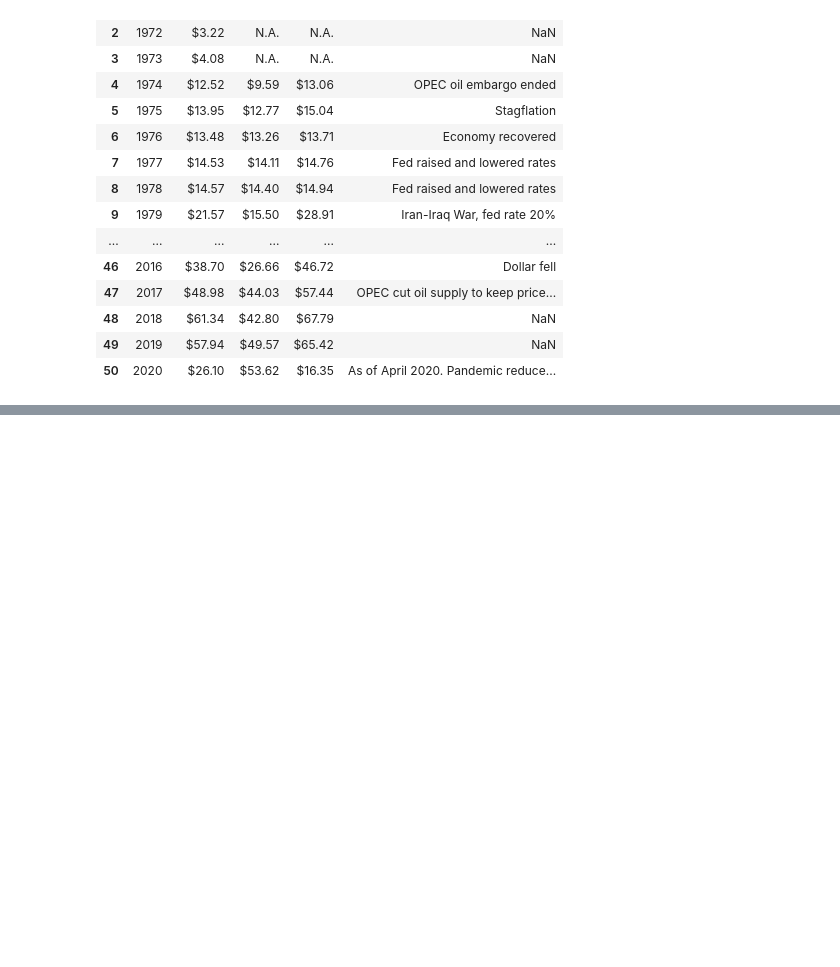
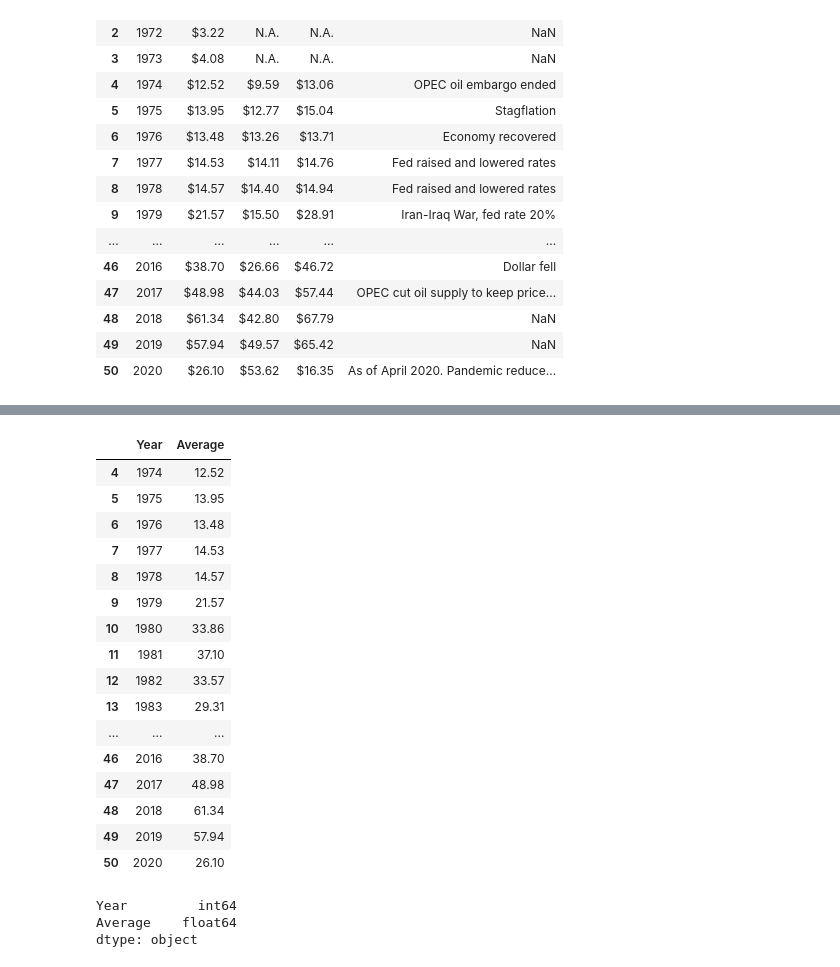
Before and after one commit to Ayomi-tech/Silver-Price-and-Oil-Price-interaction, a Jupyter notebook: New Scraping code Behrooz to test.ipynb, the cells around one changed output, grey strips where cells are left out. Drawn from its saved outputs; the diff is of its cells as text; code cells hidden in the pictures; blank space fills up the shorter version.

```diff
--- a/New Scraping code Behrooz to test.ipynb
+++ b/New Scraping code Behrooz to test.ipynb
@@ -127,0 +96,30 @@ df2['Low'].str.replace('$','', regex=True).astype(float)
+# %%
+# we only select the last 31 entries, so we drop the first rows. We also drop the other two columns:
+df2 = df1.drop([4, 5, 6, 7, 8,9,10,11,12,13,14,15,16,17,18])
+df2 = df1.drop(['Low', 'High'], axis=1)
+
+df2
+# %% [output]
+|  | Year | Average |
+| 4 | 1974 | 12.52 |
+| 5 | 1975 | 13.95 |
+| 6 | 1976 | 13.48 |
+| 7 | 1977 | 14.53 |
+| 8 | 1978 | 14.57 |
+| 9 | 1979 | 21.57 |
+| 10 | 1980 | 33.86 |
+| 11 | 1981 | 37.10 |
+| 12 | 1982 | 33.57 |
+| 13 | 1983 | 29.31 |
+| ... | ... | ... |
+| 46 | 2016 | 38.70 |
+| 47 | 2017 | 48.98 |
+| 48 | 2018 | 61.34 |
+| 49 | 2019 | 57.94 |
+| 50 | 2020 | 26.10 |
+# %%
+df2.dtypes
+# %% [output]
+Year         int64
+Average    float64
+dtype: object
```
Also changed, not shown: parts of 11 cells of this notebook, 1 other file.
